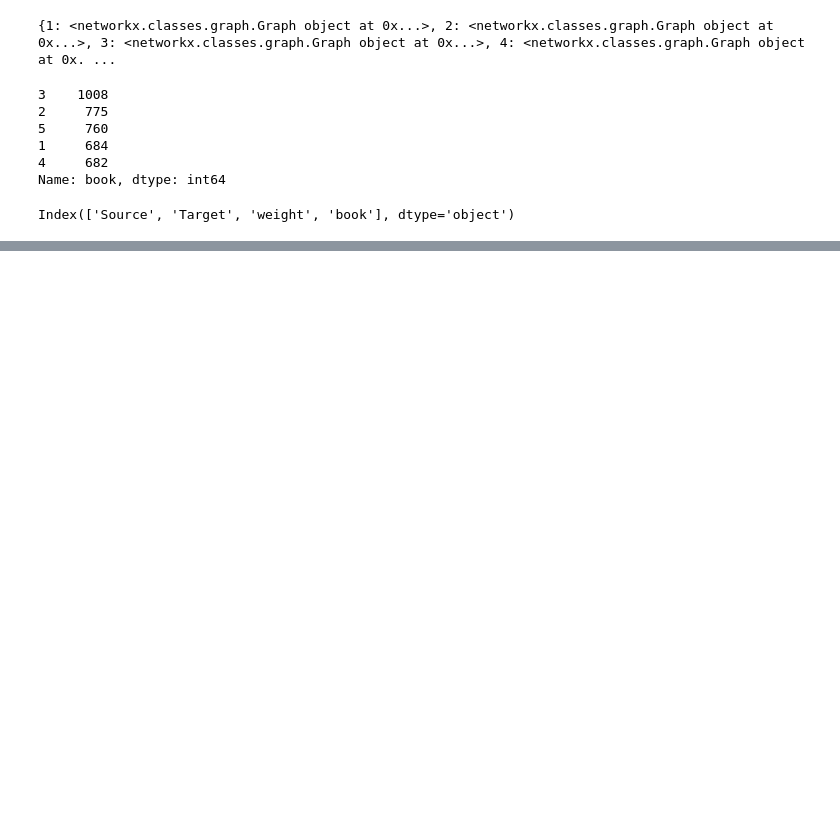
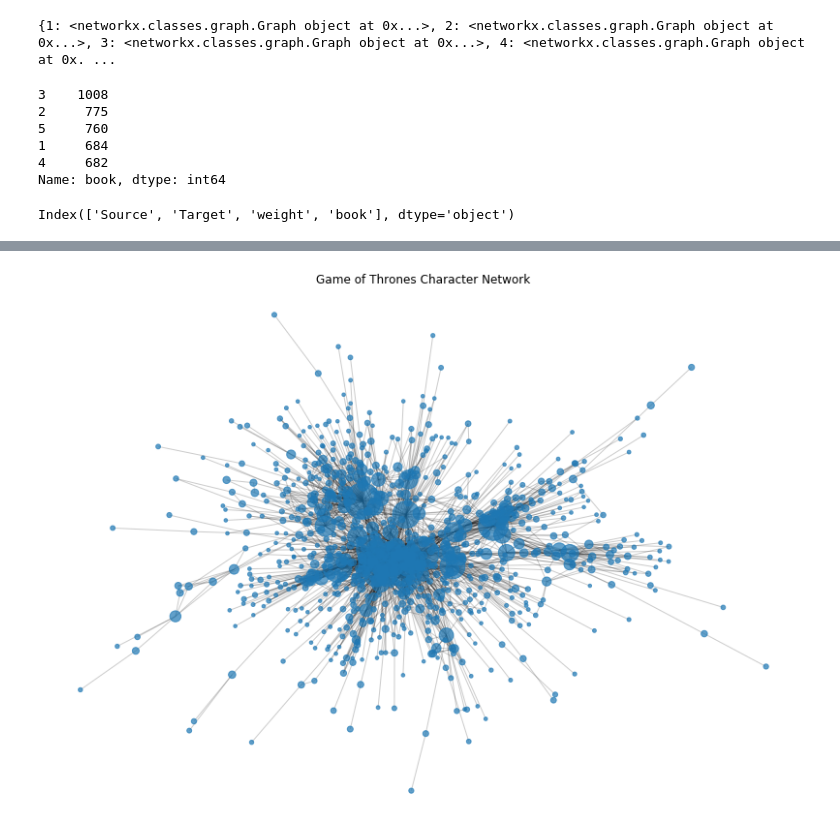
Before and after one commit to MksmDan/Game-of-Thrones-Network-Analysis, a Jupyter notebook: notebooks/exploration.ipynb, the cells around one changed output, grey strips where cells are left out. Drawn from its saved outputs; the diff is of its cells as text; code cells hidden in the pictures; blank space fills up the shorter version.

```diff
--- a/notebooks/exploration.ipynb
+++ b/notebooks/exploration.ipynb
@@ -316,0 +504,40 @@ AttributeError: 'dict' object has no attribute 'shape'
+# %%
+G = build_graph(df)
+
+pagerank = nx.pagerank(G)
+
+node_sizes = [
+    pagerank[node] * 50000
+    for node in G.nodes()
+]
+# %%
+plt.figure(figsize=(14, 10))
+
+pos = nx.spring_layout(G, seed=42)
+
+nx.draw_networkx_nodes(
+    G,
+    pos,
+    node_size=node_sizes,
+    alpha=0.7
+)
+
+nx.draw_networkx_edges(
+    G,
+    pos,
+    alpha=0.2
+)
+
+plt.title("Game of Thrones Character Network")
+
+plt.axis("off")
+
+plt.savefig(
+    figures_dir / "pagerank_distribution.png",
+    dpi=300,
+    bbox_inches="tight"
+)
+
+plt.show()
+# %% [output]
+[figure, added]
```
Also changed, not shown: parts of 55 cells of this notebook, 13 other files.
